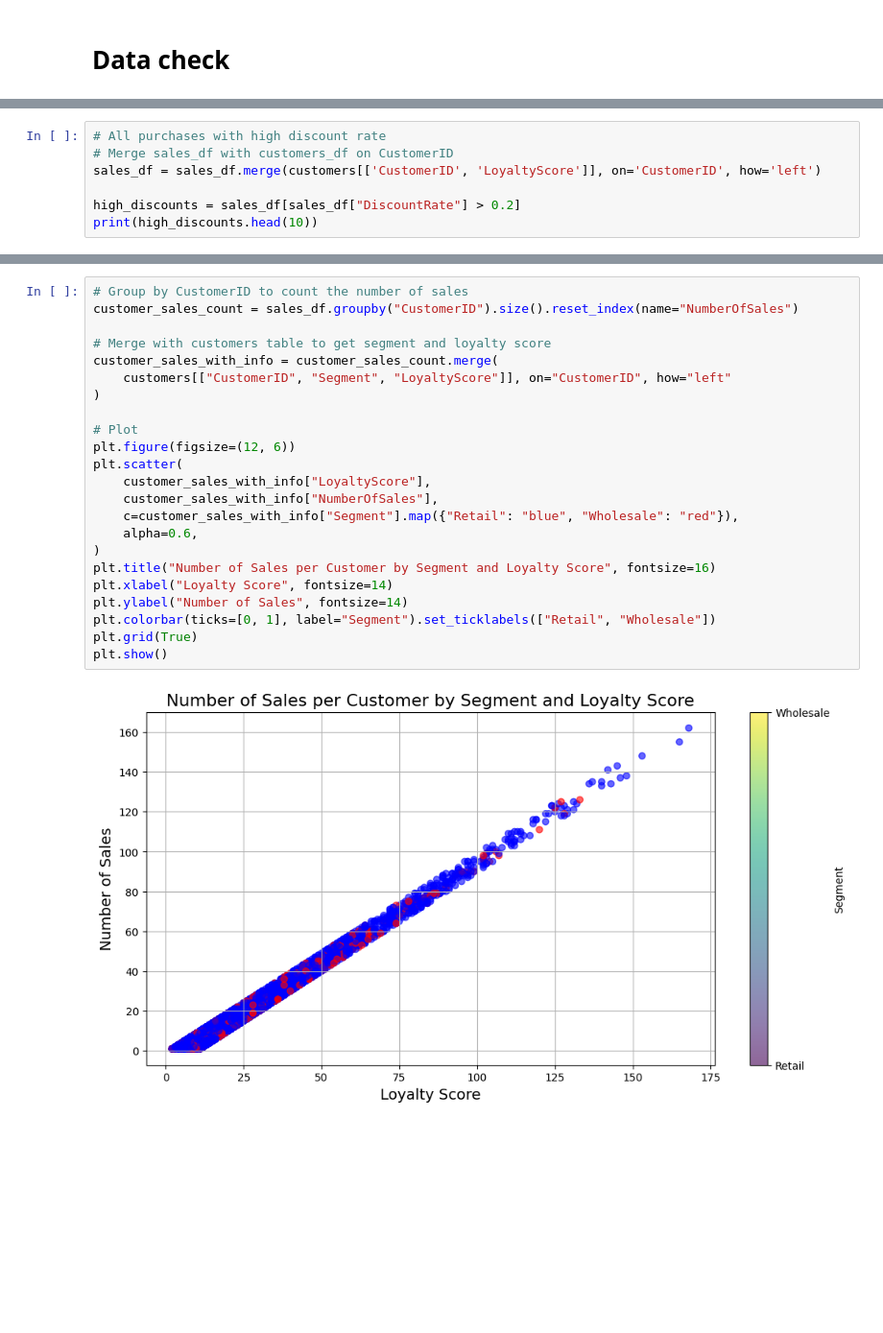
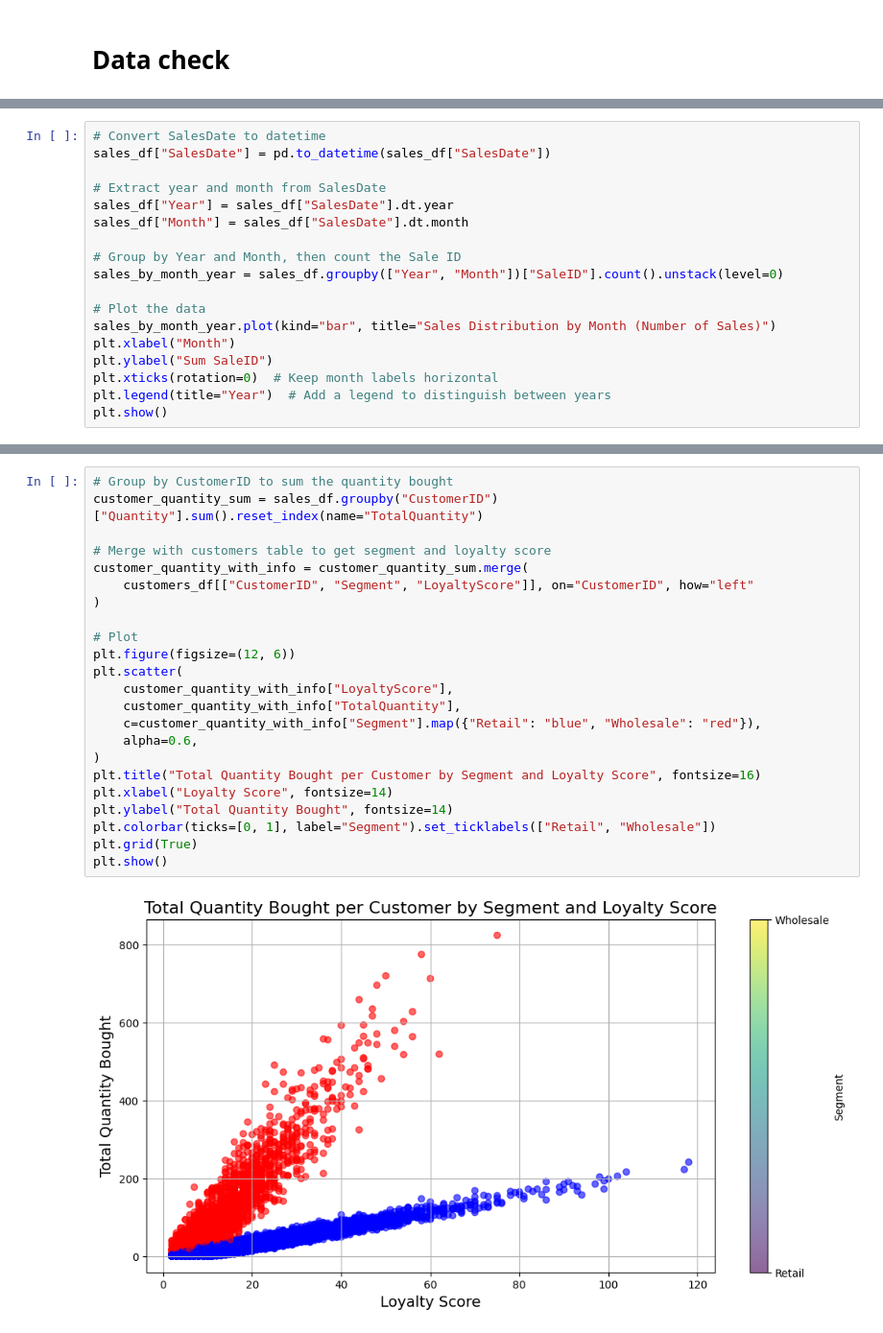
Before and after one commit to Katharina-github/SalesDataAnalysis, a Jupyter notebook: generate_synthetic_sales_dataset.ipynb, the cells around one changed output, grey strips where cells are left out. Shown at 96% size. Saved outputs shown, nothing was run; the diff lists cells and outputs as text; blank space fills up the shorter version.

```diff
--- a/generate_synthetic_sales_dataset.ipynb
+++ b/generate_synthetic_sales_dataset.ipynb
@@ -517,0 +630,18 @@ sales_by_month.plot(kind="bar", title="Sales Distribution by Month")
+# %%
+# Convert SalesDate to datetime
+sales_df["SalesDate"] = pd.to_datetime(sales_df["SalesDate"])
+
+# Extract year and month from SalesDate
+sales_df["Year"] = sales_df["SalesDate"].dt.year
+sales_df["Month"] = sales_df["SalesDate"].dt.month
+
+# Group by Year and Month, then count the Sale ID
+sales_by_month_year = sales_df.groupby(["Year", "Month"])["SaleID"].count().unstack(level=0)
+
+# Plot the data
+sales_by_month_year.plot(kind="bar", title="Sales Distribution by Month (Number of Sales)")
+plt.xlabel("Month")
+plt.ylabel("Sum SaleID")
+plt.xticks(rotation=0)  # Keep month labels horizontal
+plt.legend(title="Year")  # Add a legend to distinguish between years
+plt.show()
@@ -593,7 +910,0 @@ Text(0.5, 1.0, 'Loyalty Score Distribution')
-# %%
-# All purchases with high discount rate
-# Merge sales_df with customers_df on CustomerID
-sales_df = sales_df.merge(customers[['CustomerID', 'LoyaltyScore']], on='CustomerID', how='left')
-
-high_discounts = sales_df[sales_df["DiscountRate"] > 0.2]
-print(high_discounts.head(10))
@@ -923,25 +1199,25 @@ plt.show()
 # %%
-# Group by CustomerID to count the number of sales
-customer_sales_count = sales_df.groupby("CustomerID").size().reset_index(name="NumberOfSales")
+# Group by CustomerID to sum the quantity bought
+customer_quantity_sum = sales_df.groupby("CustomerID")["Quantity"].sum().reset_index(name="TotalQuantity")
 
 # Merge with customers table to get segment and loyalty score
-customer_sales_with_info = customer_sales_count.merge(
-    customers[["CustomerID", "Segment", "LoyaltyScore"]], on="CustomerID", how="left"
+customer_quantity_with_info = customer_quantity_sum.merge(
+    customers_df[["CustomerID", "Segment", "LoyaltyScore"]], on="CustomerID", how="left"
 )
 
 # Plot
 plt.figure(figsize=(12, 6))
 plt.scatter(
-    customer_sales_with_info["LoyaltyScore"],
-    customer_sales_with_info["NumberOfSales"],
-    c=customer_sales_with_info["Segment"].map({"Retail": "blue", "Wholesale": "red"}),
+    customer_quantity_with_info["LoyaltyScore"],
+    customer_quantity_with_info["TotalQuantity"],
+    c=customer_quantity_with_info["Segment"].map({"Retail": "blue", "Wholesale": "red"}),
     alpha=0.6,
 )
-plt.title("Number of Sales per Customer by Segment and Loyalty Score", fontsize=16)
+plt.title("Total Quantity Bought per Customer by Segment and Loyalty Score", fontsize=16)
 plt.xlabel("Loyalty Score", fontsize=14)
-plt.ylabel("Number of Sales", fontsize=14)
+plt.ylabel("Total Quantity Bought", fontsize=14)
 plt.colorbar(ticks=[0, 1], label="Segment").set_ticklabels(["Retail", "Wholesale"])
 plt.grid(True)
 plt.show()
 # %% [output]
-[figure, old version]
+[figure, new version]
```
Also changed, not shown: parts of 50 cells of this notebook.
